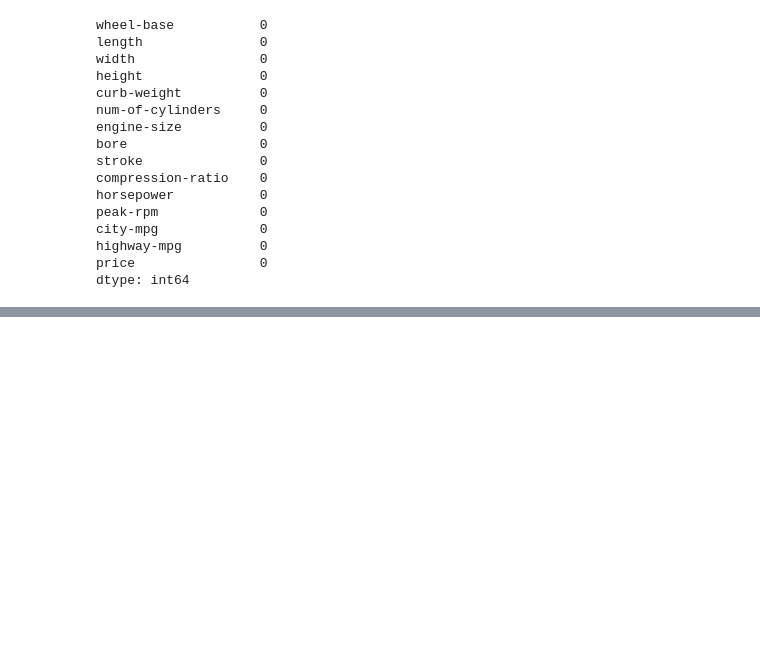
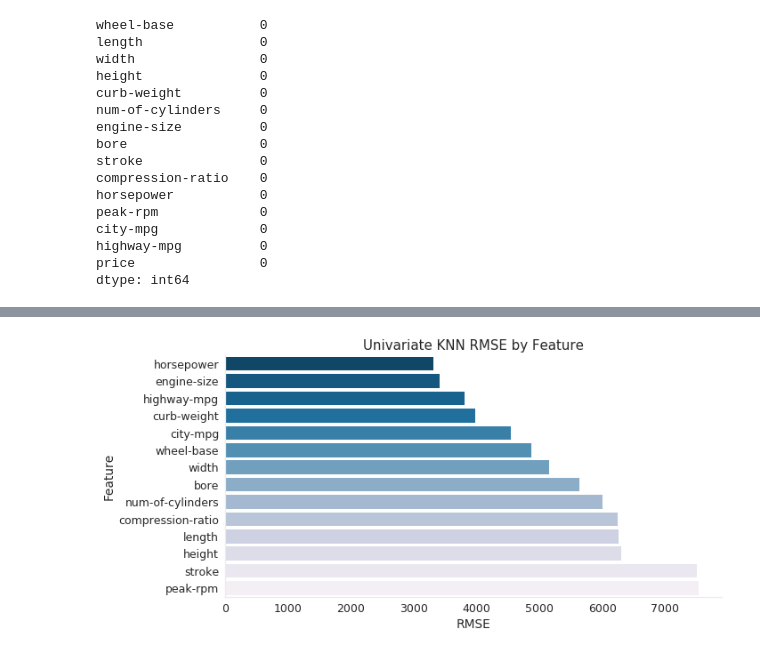
Before and after one commit to Adam-Klaum/car_prices, a Jupyter notebook: Basics.ipynb, the cells around one changed output, grey strips where cells are left out. Cells and saved outputs as stored; diff of their text form; code cells hidden in the pictures; blank space fills up the shorter version.

Commit message:
Added logic for experimenting with different n_neighbors values and different combinations of features

```diff
--- a/Basics.ipynb
+++ b/Basics.ipynb
@@ -243,0 +268,22 @@ cars.head()
+# %%
+test_cols = list(cars.columns)
+test_cols.remove('price')
+# %%
+rmse_list = []
+# %%
+for col in test_cols:
+    rmse = knn_train_test([col], 'price', cars)
+    rmse_list.append(rmse)
+# %%
+univ_rmse = pd.DataFrame({'Feature': test_cols, 'RMSE': rmse_list})
+univ_rmse.sort_values('RMSE', inplace=True)
+# %%
+plt.figure(figsize=(10,5))
+sns.barplot(x='RMSE',
+            y='Feature',
+            data=univ_rmse,
+            palette=sns.color_palette("PuBu_r", univ_rmse.shape[0])
+           ).set_title('Univariate KNN RMSE by Feature');
+sns.despine()
+# %% [output]
+[figure, added]
```
Also changed, not shown: parts of 20 cells of this notebook.
